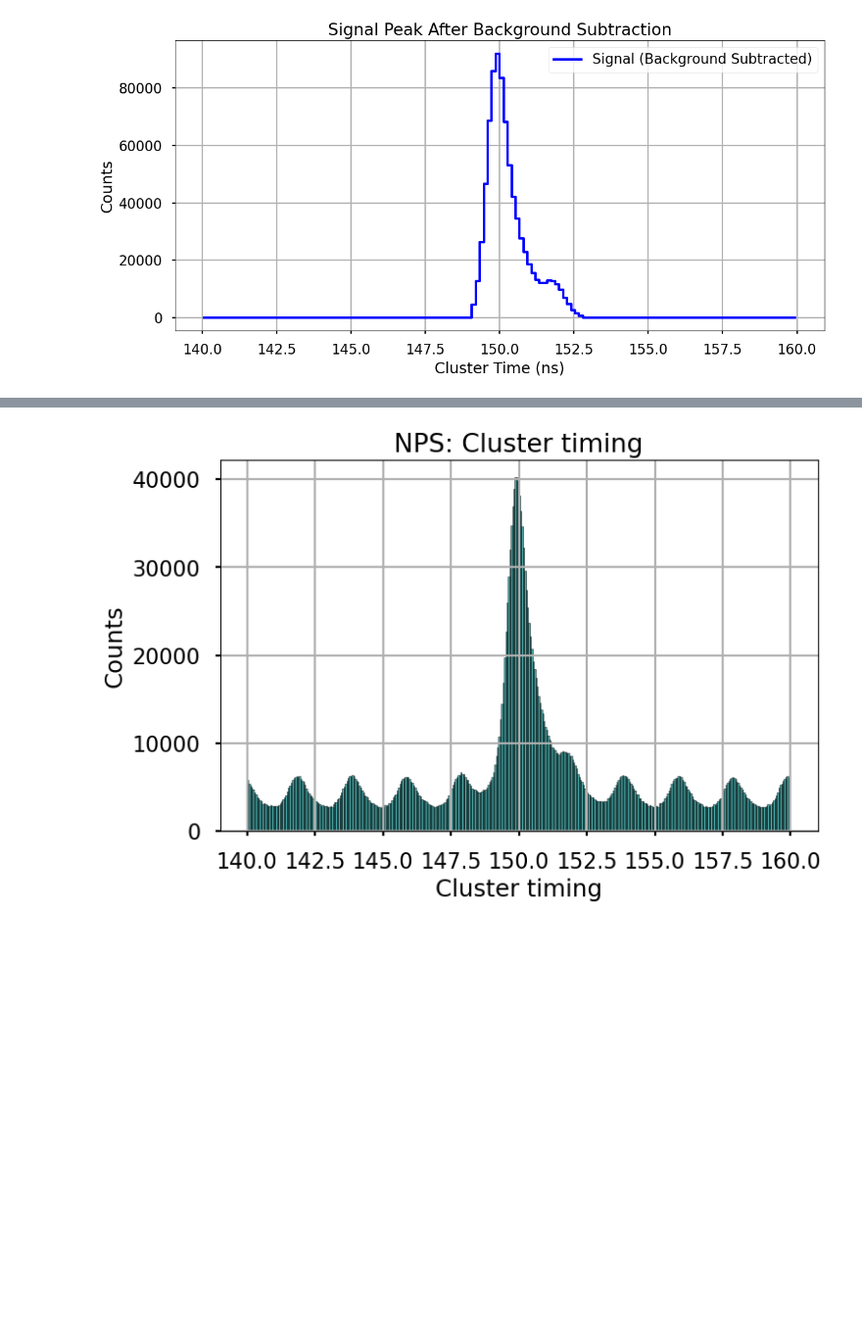
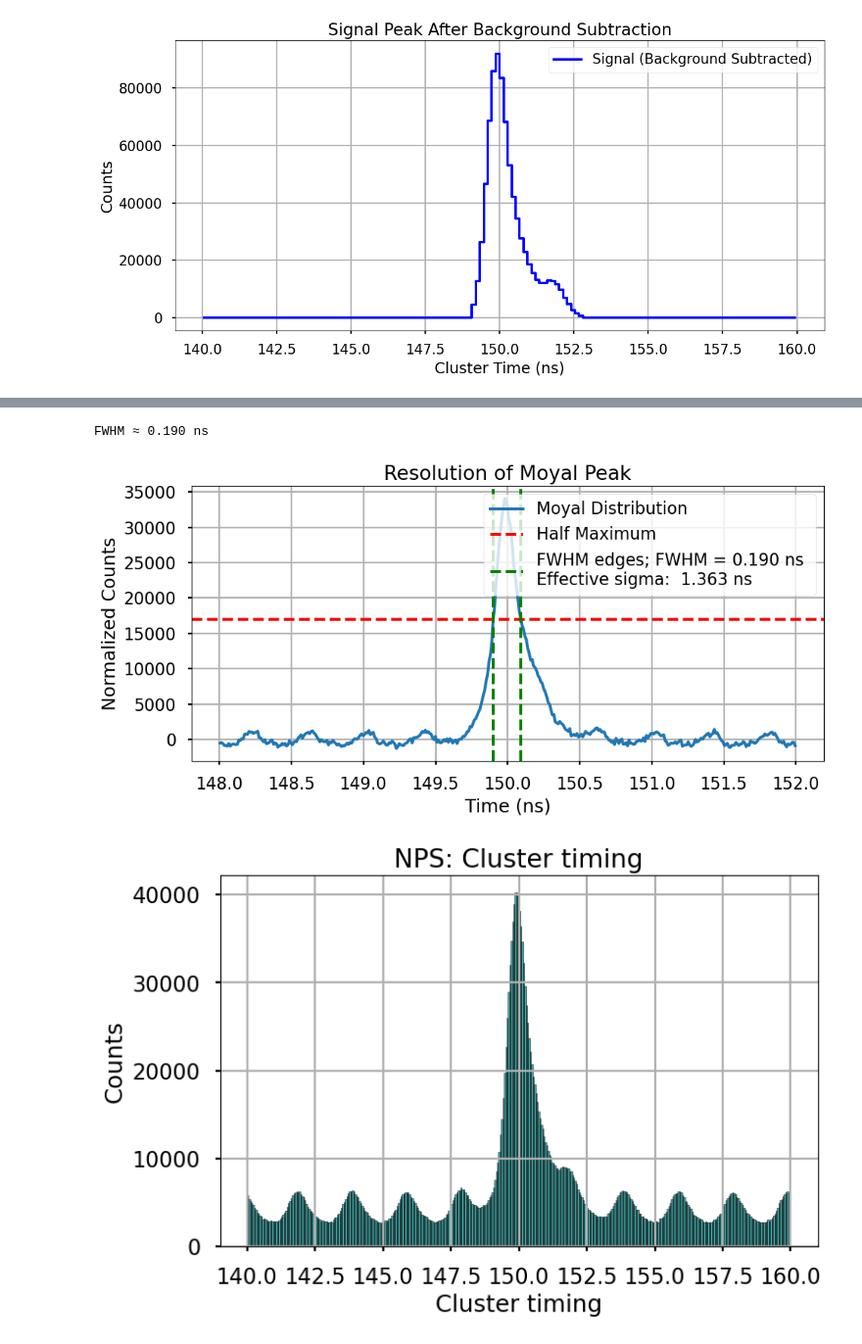
Before and after one commit to avnishphy/nps_analysis, a Jupyter notebook: pi0_analysis/exclusive_pi0.ipynb, the cells around one changed output, grey strips where cells are left out. Shown at 98% size. Drawn from its saved outputs; the diff is of its cells as text; code cells hidden in the pictures; blank space fills up the shorter version.

```diff
--- a/pi0_analysis/exclusive_pi0.ipynb
+++ b/pi0_analysis/exclusive_pi0.ipynb
@@ -904,3 +713,59 @@ plt.show()
+# %%
+import numpy as np
+import matplotlib.pyplot as plt
+from scipy.stats import moyal
+from scipy.signal import find_peaks
+
+# === Histogram ===
+bins = np.linspace(148, 152, 100)
+# hist, bin_edges = np.histogram(subtracted, bins=bins, density=True)
+hist = subtracted
+# bin_centers = 0.5 * (bin_edges[1:] + bin_edges[:-1])
+# === Histogram bins ===
+bins = np.linspace(148, 152, 400)
+bin_centers = 0.5 * (bins[1:] + bins[:-1])
+
+# === Find the Peak ===
+peak_index = np.argmax(hist)
+peak_height = hist[peak_index]
+half_max = peak_height / 2
+
+# === Find FWHM ===
+# Find where the curve crosses the half-max value
+above_half_max = hist >= half_max
+crossing_indices = np.where(np.diff(above_half_max.astype(int)) != 0)[0]
+
+# === Find effective sigma (width of the central 68% interval) ===
+sorted_data = np.sort(hist)
+low_idx = int(0.16 * len(sorted_data))
+high_idx = int(0.84 * len(sorted_data))
+# width_68 = sorted_data[high_idx] - sorted_data[low_idx]
+width_68 = bin_centers[high_idx] - bin_centers[low_idx]
+effective_sigma = width_68 / 2
+
+if len(crossing_indices) >= 2:
+    left_idx, right_idx = crossing_indices[0], crossing_indices[-1]
+    fwhm = bin_centers[right_idx] - bin_centers[left_idx]
+    print(f"FWHM ≈ {fwhm:.3f} ns")
+
+    # === Plot with FWHM marked ===
+    plt.figure(figsize=(10,5))
+    plt.plot(bin_centers, hist, label="Moyal Distribution")
+    plt.axhline(half_max, color="red", linestyle="--", label="Half Maximum")
+    plt.axvline(bin_centers[left_idx], color="green", linestyle="--", label=f"FWHM edges; FWHM = {fwhm:.3f} ns \nEffective sigma: {effective_sigma: .3f} ns")
+    plt.axvline(bin_centers[right_idx], color="green", linestyle="--")
+    plt.xlabel("Time (ns)")
+    plt.ylabel("Normalized Counts")
+    plt.title("Resolution of Moyal Peak")
+    plt.legend()
+    plt.grid(True)
+    plt.tight_layout()
+    plt.show()
+else:
+    print("FWHM could not be reliably determined.")
+# %% [output]
+FWHM ≈ 0.190 ns
+[figure, added]
 # %%
 # includes all the cluster instances associated to the events.
 
```
Also changed, not shown: parts of 5 cells of this notebook, 2 other files.
